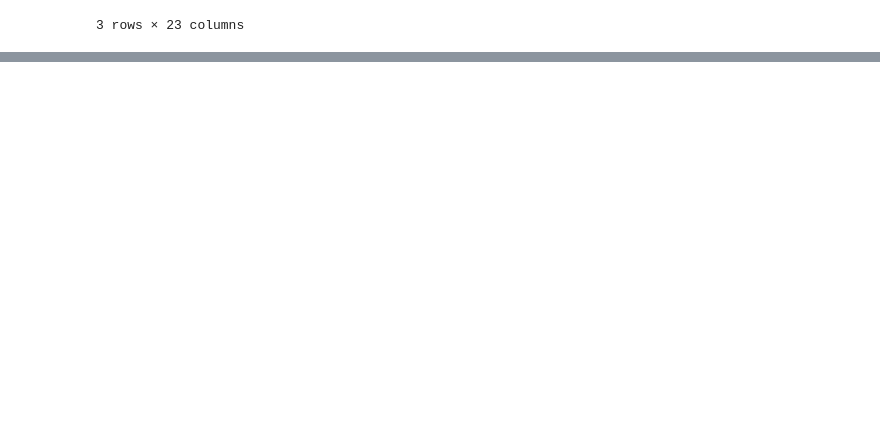
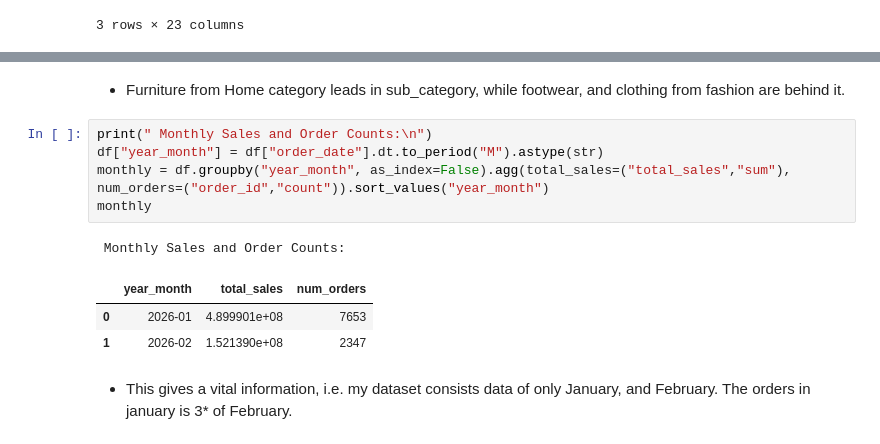
Before and after one commit to DineshKarki10/ecommerce-etl-pipeline, a Jupyter notebook: notebooks/etl_pipeline.ipynb, the cells around one changed output, grey strips where cells are left out. Saved outputs shown, nothing was run; the diff lists cells and outputs as text; blank space fills up the shorter version.

```diff
--- a/notebooks/etl_pipeline.ipynb
+++ b/notebooks/etl_pipeline.ipynb
@@ -228,0 +261,14 @@ df.head(3)
+# %% [markdown]
+- Furniture from Home category leads in sub_category, while footwear, and clothing from fashion are behind it.
+# %%
+print(" Monthly Sales and Order Counts:\n")
+df["year_month"] = df["order_date"].dt.to_period("M").astype(str)
+monthly = df.groupby("year_month", as_index=False).agg(total_sales=("total_sales","sum"), num_orders=("order_id","count")).sort_values("year_month")
+monthly
+# %% [output]
+ Monthly Sales and Order Counts:
+|  | year_month | total_sales | num_orders |
+| 0 | 2026-01 | 4.899901e+08 | 7653 |
+| 1 | 2026-02 | 1.521390e+08 | 2347 |
+# %% [markdown]
+- This gives a vital information, i.e. my dataset consists data of only January, and February. The orders in january is 3* of February.
```
Also changed, not shown: parts of 25 cells of this notebook, 8 other files.
